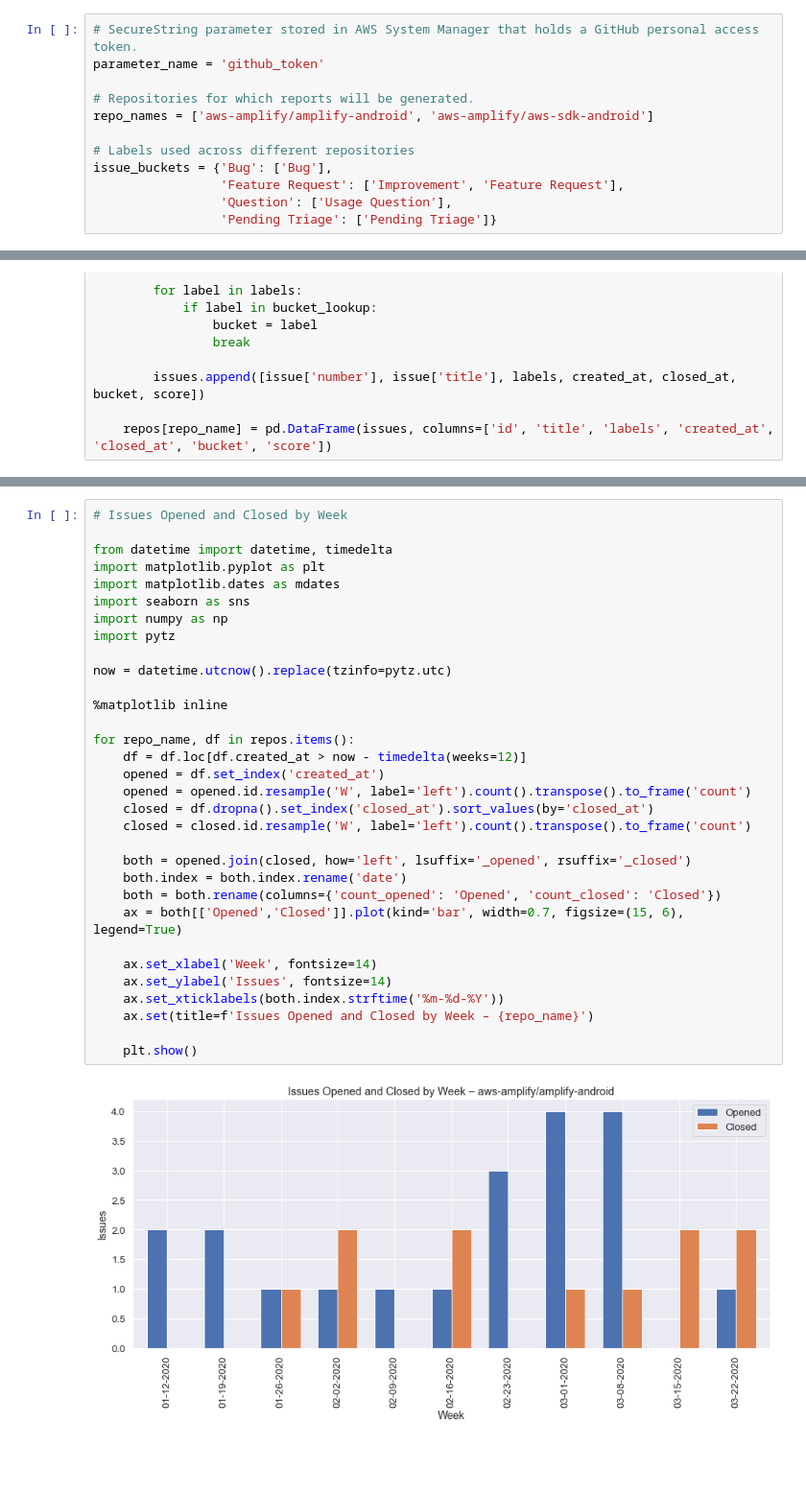
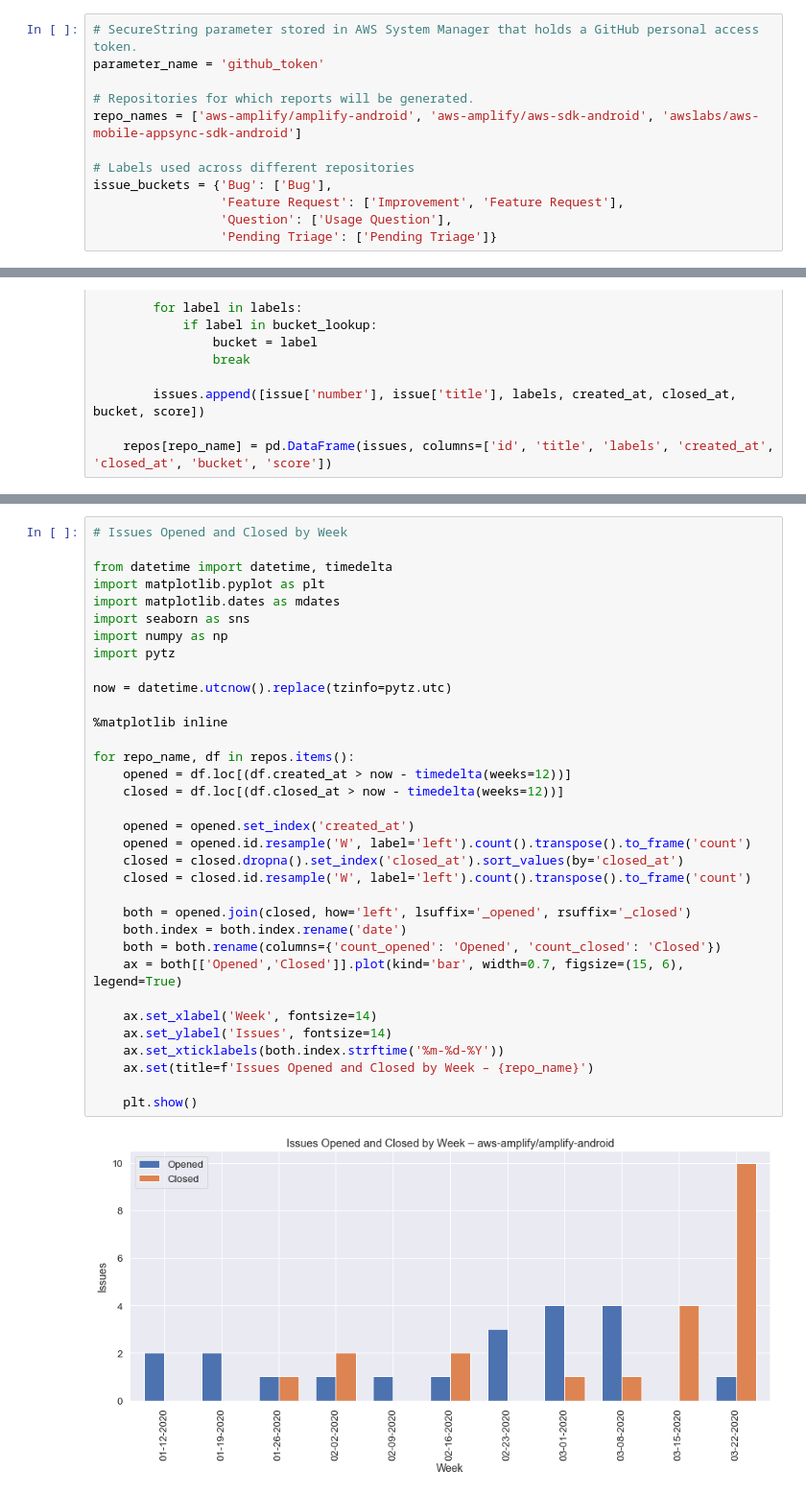
Before and after one commit to jpignata/notebooks, a Jupyter notebook: GitHub Issue Workbook.ipynb, the cells around one changed output, grey strips where cells are left out. Shown: that part at 96% size. Saved outputs shown, nothing was run; the diff lists cells and outputs as text; blank space fills up the shorter version.

```diff
--- a/GitHub Issue Workbook.ipynb
+++ b/GitHub Issue Workbook.ipynb
@@ -3,7 +3,7 @@
 parameter_name = 'github_token'
 
 # Repositories for which reports will be generated.
-repo_names = ['aws-amplify/amplify-android', 'aws-amplify/aws-sdk-android']
+repo_names = ['aws-amplify/amplify-android', 'aws-amplify/aws-sdk-android', 'awslabs/aws-mobile-appsync-sdk-android']
 
 # Labels used across different repositories
 issue_buckets = {'Bug': ['Bug'],
@@ -315,34 +320,36 @@ for repo_name, df in repos.items():
 # %%
 # Issues Opened and Closed by Week
 
 from datetime import datetime, timedelta
 import matplotlib.pyplot as plt
 import matplotlib.dates as mdates
 import seaborn as sns
 import numpy as np
 import pytz
 
 now = datetime.utcnow().replace(tzinfo=pytz.utc)
 
 %matplotlib inline
 
 for repo_name, df in repos.items():
-    df = df.loc[df.created_at > now - timedelta(weeks=12)]
-    opened = df.set_index('created_at')
+    opened = df.loc[(df.created_at > now - timedelta(weeks=12))]
+    closed = df.loc[(df.closed_at > now - timedelta(weeks=12))]
+
+    opened = opened.set_index('created_at')
     opened = opened.id.resample('W', label='left').count().transpose().to_frame('count')
-    closed = df.dropna().set_index('closed_at').sort_values(by='closed_at')
+    closed = closed.dropna().set_index('closed_at').sort_values(by='closed_at')
     closed = closed.id.resample('W', label='left').count().transpose().to_frame('count')
 
     both = opened.join(closed, how='left', lsuffix='_opened', rsuffix='_closed')
     both.index = both.index.rename('date')
     both = both.rename(columns={'count_opened': 'Opened', 'count_closed': 'Closed'})
     ax = both[['Opened','Closed']].plot(kind='bar', width=0.7, figsize=(15, 6), legend=True)
 
     ax.set_xlabel('Week', fontsize=14)
     ax.set_ylabel('Issues', fontsize=14)
     ax.set_xticklabels(both.index.strftime('%m-%d-%Y'))
     ax.set(title=f'Issues Opened and Closed by Week – {repo_name}')
 
     plt.show()
 # %% [output]
-[figure, old version]
+[figure, new version]
```
Also changed, not shown: parts of 9 cells of this notebook.
